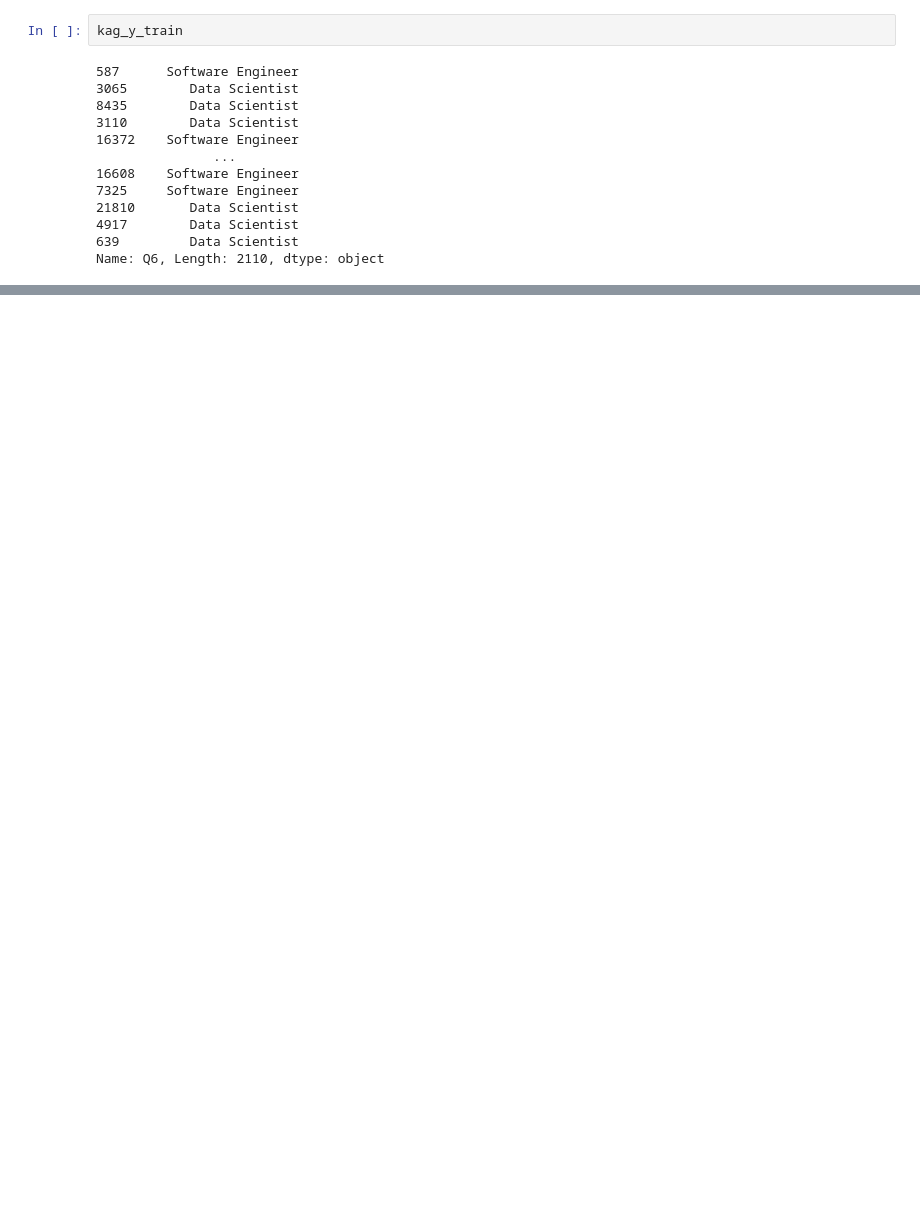
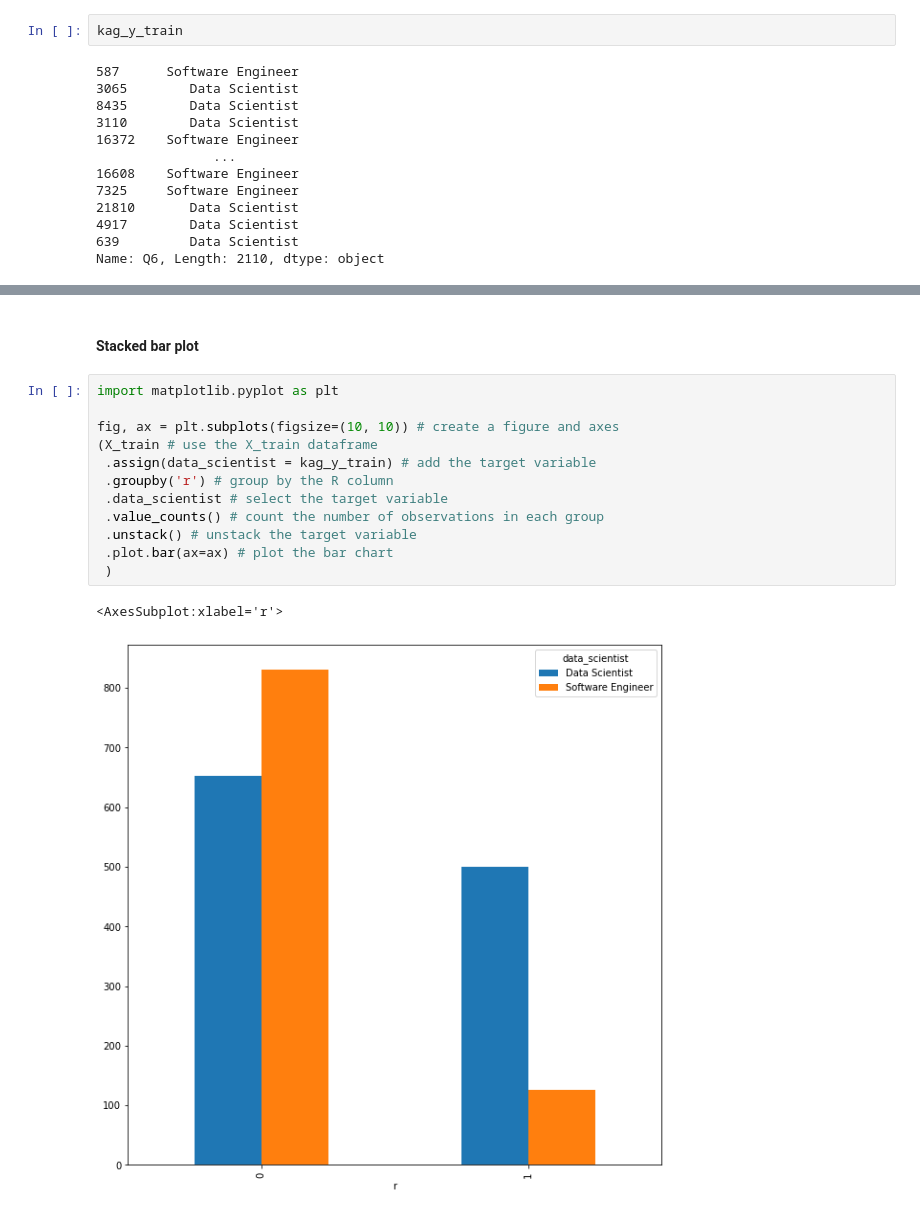
Before and after one commit to curtpond/xgboost, a Jupyter notebook: kaggle-survey.ipynb, the cells around one changed output, grey strips where cells are left out. Cells and saved outputs as stored; diff of their text form; blank space fills up the shorter version.

Commit message:
Started EDA. Added correlations, stacked bar, and scatter plots.

```diff
--- a/kaggle-survey.ipynb
+++ b/kaggle-survey.ipynb
@@ -230,0 +261,17 @@ Name: Q6, Length: 2110, dtype: object
+# %% [markdown]
+#### Stacked bar plot
+# %%
+import matplotlib.pyplot as plt
+
+fig, ax = plt.subplots(figsize=(10, 10)) # create a figure and axes
+(X_train # use the X_train dataframe
+ .assign(data_scientist = kag_y_train) # add the target variable
+ .groupby('r') # group by the R column
+ .data_scientist # select the target variable
+ .value_counts() # count the number of observations in each group
+ .unstack() # unstack the target variable
+ .plot.bar(ax=ax) # plot the bar chart
+ )
+# %% [output]
+<AxesSubplot:xlabel='r'>
+[figure, added]
```
Also changed, not shown: parts of 10 cells of this notebook.
